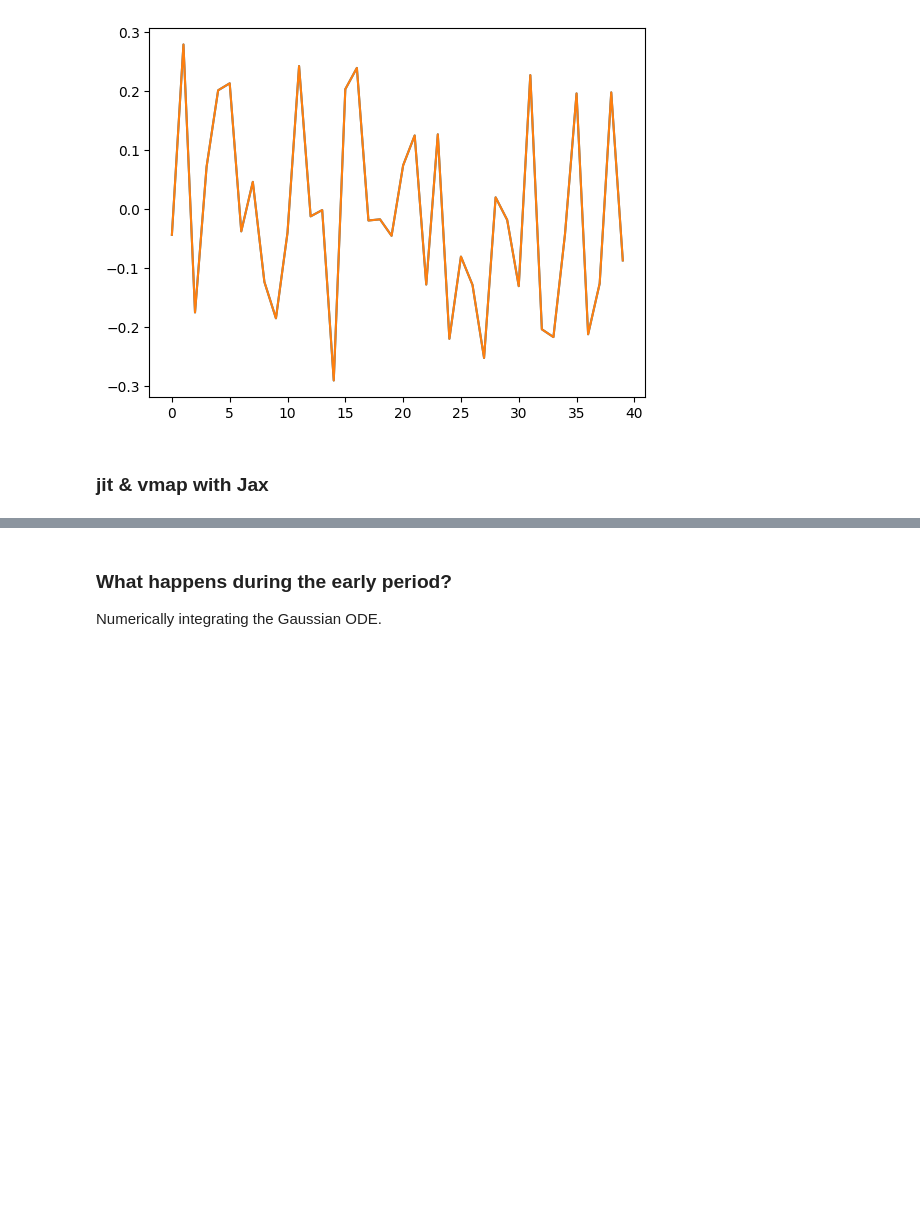
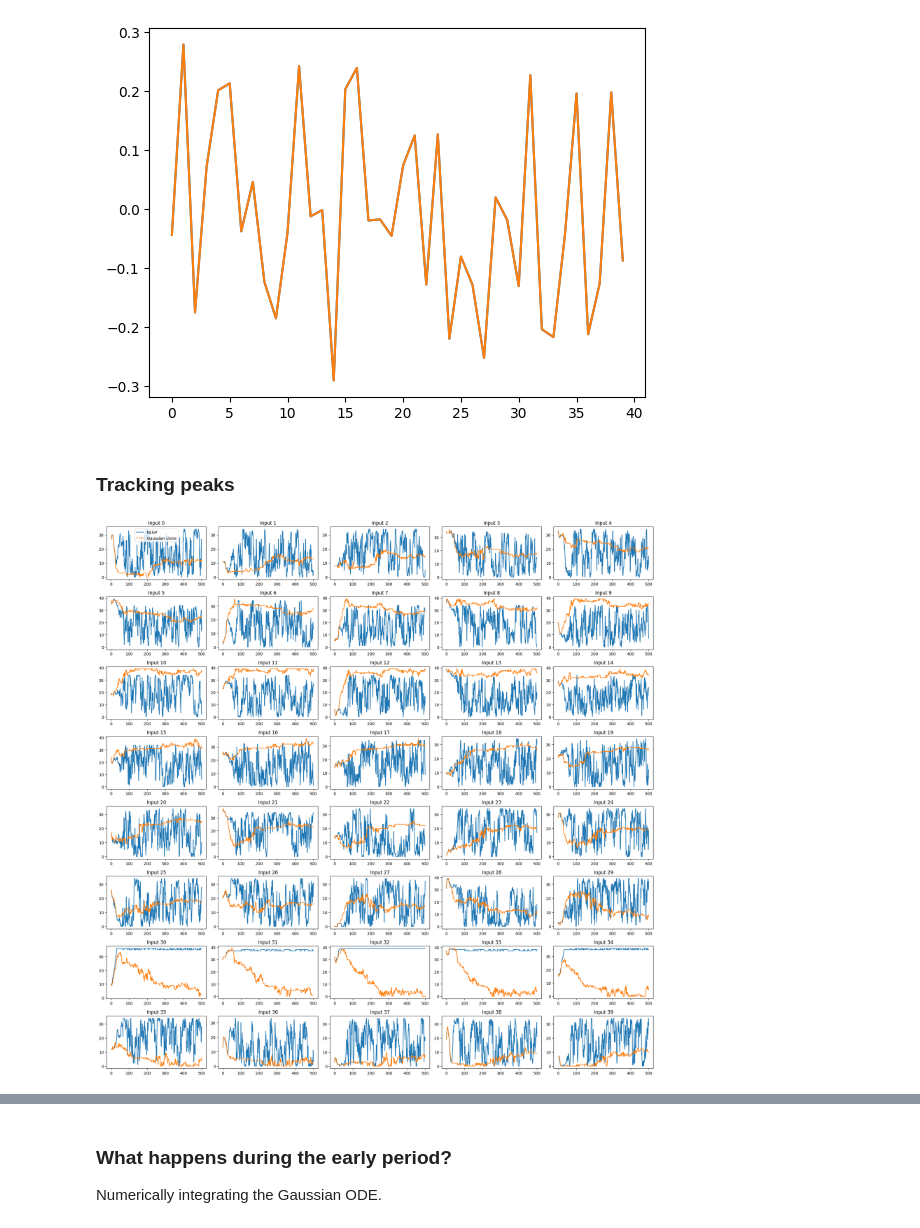
Before and after one commit to leonlufkin/Localization, a Jupyter notebook: notebooks/higher_moments.ipynb, the cells around one changed output, grey strips where cells are left out. Cells and saved outputs as stored; diff of their text form; code cells hidden in the pictures; blank space fills up the shorter version.

Commit message:
Peak tracking

```diff
--- a/notebooks/higher_moments.ipynb
+++ b/notebooks/higher_moments.ipynb
@@ -159,5 +157,28 @@ _ = plt.plot( weights_nlgp[t][err[-1].argmin()] )
 _ = plt.plot( weights_gauss[t][err[-1].argmin()] )
 # %% [output]
 [figure]
-# %% [markdown]
-### jit & vmap with Jax
+# %% [markdown]
+### Tracking peaks
+# %%
+argsort_nlgp = np.argsort(weights_nlgp, axis=-1)
+argsort_gauss = np.argsort(weights_gauss, axis=-1)
+
+def give_sort(ind):
+    x = np.empty(40)
+    x[ind] = np.arange(40)
+    return x
+
+indices_nlgp = np.apply_along_axis(give_sort, 2, argsort_nlgp)
+indices_gauss = np.apply_along_axis(give_sort, 2, argsort_gauss)
+# %%
+fig, axs = plt.subplots(8, 5, figsize=(20, 20))
+for i, ax in enumerate(axs.flatten()):
+    ax.plot(indices_nlgp[:,i], label='NLGP')
+    ax.plot(indices_gauss[:,i], label='Gaussian clone')
+    # ax.set_xscale('log')
+    ax.set_title(f'Input {i}')
+    if i == 0:
+        ax.legend()
+fig.tight_layout()
+# %% [output]
+[figure, added]
```
Also changed, not shown: parts of 28 cells of this notebook, 5 other files.
